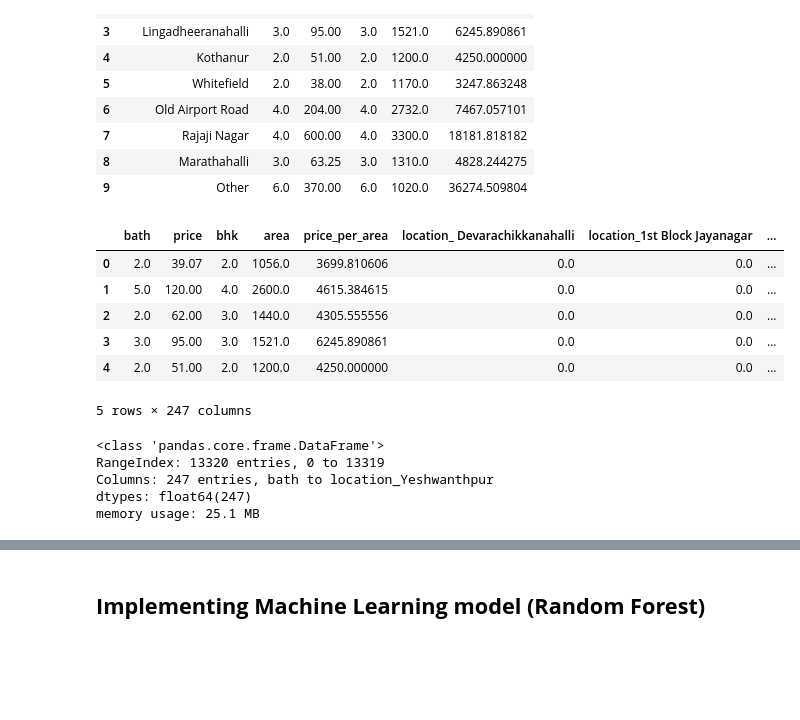
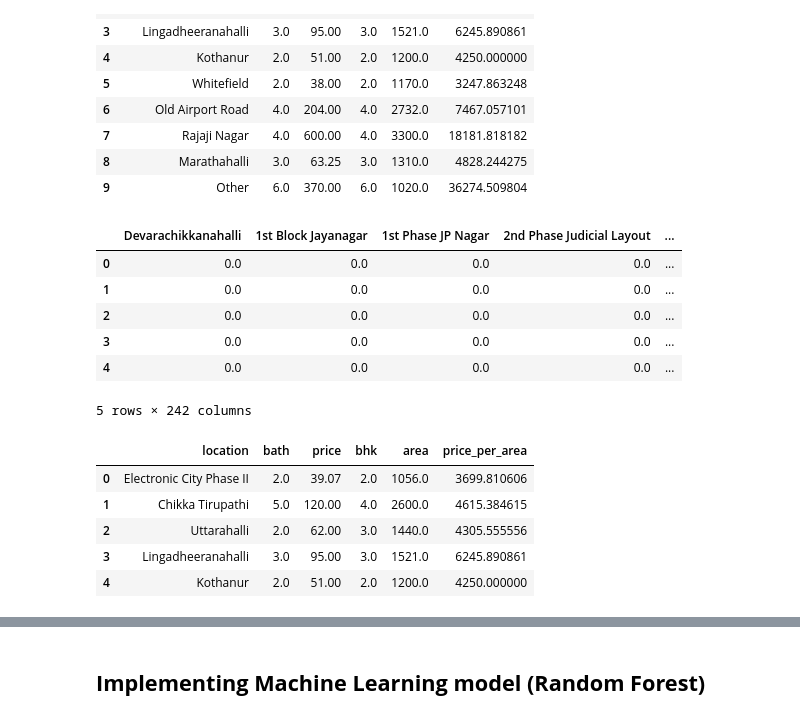
Before and after one commit to Pranavlovescode/Show-Me-Price, a Jupyter notebook: bangluru_price_prediction.ipynb, the cells around one changed output, grey strips where cells are left out. Drawn from its saved outputs; the diff is of its cells as text; code cells hidden in the pictures; blank space fills up the shorter version.

```diff
--- a/bangluru_price_prediction.ipynb
+++ b/bangluru_price_prediction.ipynb
@@ -326,21 +326,22 @@ df6.head(10)
 | 9 | Other | 6.0 | 370.00 | 6.0 | 1020.0 | 36274.509804 |
 # %%
 df7 = df6.copy()
-df8 = pd.get_dummies(df7).astype(float)
+df8 = pd.get_dummies(df7.location).astype(float)
 df8.head()
 # %% [output]
-|  | bath | price | bhk | area | price_per_area | location_ Devarachikkanahalli | location_1st Block Jayanagar | ... |
-| 0 | 2.0 | 39.07 | 2.0 | 1056.0 | 3699.810606 | 0.0 | 0.0 | ... |
-| 1 | 5.0 | 120.00 | 4.0 | 2600.0 | 4615.384615 | 0.0 | 0.0 | ... |
-| 2 | 2.0 | 62.00 | 3.0 | 1440.0 | 4305.555556 | 0.0 | 0.0 | ... |
-| 3 | 3.0 | 95.00 | 3.0 | 1521.0 | 6245.890861 | 0.0 | 0.0 | ... |
-| 4 | 2.0 | 51.00 | 2.0 | 1200.0 | 4250.000000 | 0.0 | 0.0 | ... |
+|  | Devarachikkanahalli | 1st Block Jayanagar | 1st Phase JP Nagar | 2nd Phase Judicial Layout | ... |
+| 0 | 0.0 | 0.0 | 0.0 | 0.0 | ... |
+| 1 | 0.0 | 0.0 | 0.0 | 0.0 | ... |
+| 2 | 0.0 | 0.0 | 0.0 | 0.0 | ... |
+| 3 | 0.0 | 0.0 | 0.0 | 0.0 | ... |
+| 4 | 0.0 | 0.0 | 0.0 | 0.0 | ... |
-5 rows × 247 columns
+5 rows × 242 columns
-# %%
-df8.info()
-# %% [output]
-<class 'pandas.core.frame.DataFrame'>
-RangeIndex: 13320 entries, 0 to 13319
-Columns: 247 entries, bath to location_Yeshwanthpur
-dtypes: float64(247)
-memory usage: 25.1 MB
+# %%
+df7.head()
+# %% [output]
+|  | location | bath | price | bhk | area | price_per_area |
+| 0 | Electronic City Phase II | 2.0 | 39.07 | 2.0 | 1056.0 | 3699.810606 |
+| 1 | Chikka Tirupathi | 5.0 | 120.00 | 4.0 | 2600.0 | 4615.384615 |
+| 2 | Uttarahalli | 2.0 | 62.00 | 3.0 | 1440.0 | 4305.555556 |
+| 3 | Lingadheeranahalli | 3.0 | 95.00 | 3.0 | 1521.0 | 6245.890861 |
+| 4 | Kothanur | 2.0 | 51.00 | 2.0 | 1200.0 | 4250.000000 |
```
Also changed, not shown: parts of 7 cells of this notebook.
